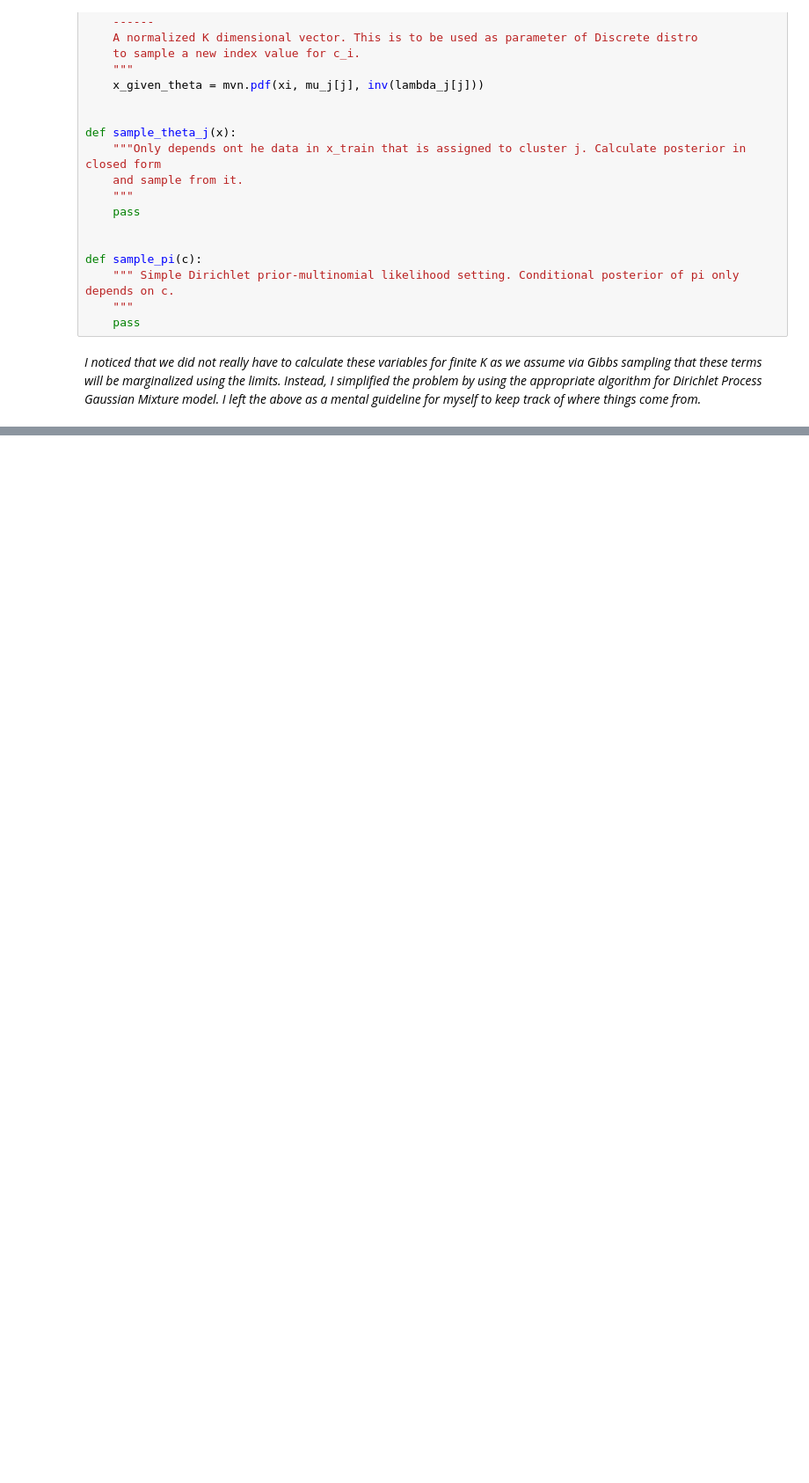
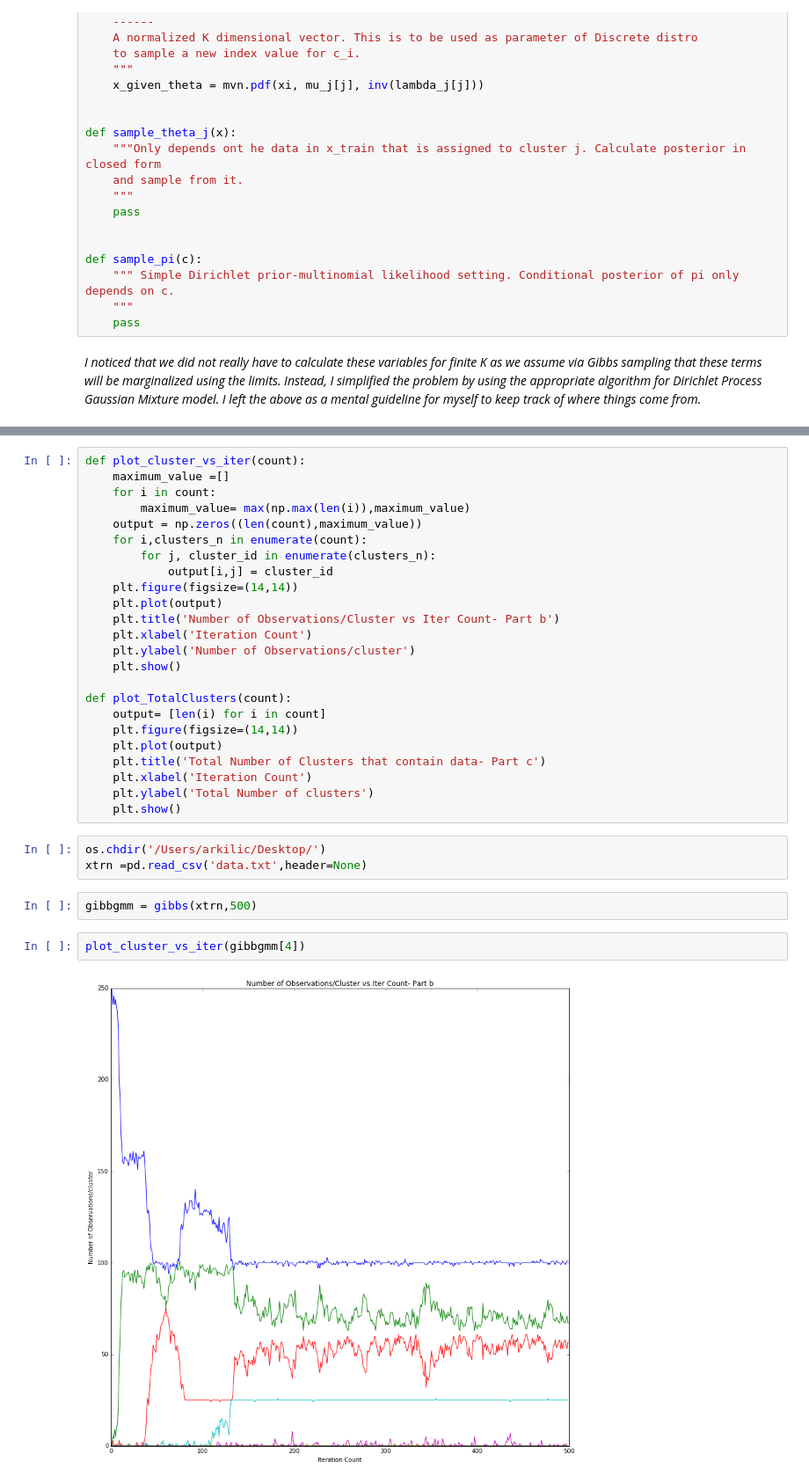
Before and after one commit to arkilic/notebooks, a Jupyter notebook: GMM-Gibbs Sampling.ipynb, the cells around one changed output, grey strips where cells are left out. Shown at 88% size. Cells and saved outputs as stored; diff of their text form; blank space fills up the shorter version.

Commit message:
Gibbs done!!!!!!!!!!

```diff
--- a/GMM-Gibbs Sampling.ipynb
+++ b/GMM-Gibbs Sampling.ipynb
@@ -176,0 +169,33 @@ ValueError: Array 'mean' must be a vector of length 6.
+# %%
+def plot_cluster_vs_iter(count):
+    maximum_value =[]
+    for i in count:
+        maximum_value= max(np.max(len(i)),maximum_value)
+    output = np.zeros((len(count),maximum_value))
+    for i,clusters_n in enumerate(count):
+        for j, cluster_id in enumerate(clusters_n):
+            output[i,j] = cluster_id
+    plt.figure(figsize=(14,14))
+    plt.plot(output)
+    plt.title('Number of Observations/Cluster vs Iter Count- Part b')
+    plt.xlabel('Iteration Count')
+    plt.ylabel('Number of Observations/cluster')
+    plt.show()
+
+def plot_TotalClusters(count):
+    output= [len(i) for i in count]
+    plt.figure(figsize=(14,14))
+    plt.plot(output)
+    plt.title('Total Number of Clusters that contain data- Part c')
+    plt.xlabel('Iteration Count')
+    plt.ylabel('Total Number of clusters')
+    plt.show()
+# %%
+os.chdir('/Users/arkilic/Desktop/')
+xtrn =pd.read_csv('data.txt',header=None)
+# %%
+gibbgmm = gibbs(xtrn,500)
+# %%
+plot_cluster_vs_iter(gibbgmm[4])
+# %% [output]
+[figure, added]
```
Also changed, not shown: parts of 6 cells of this notebook.
